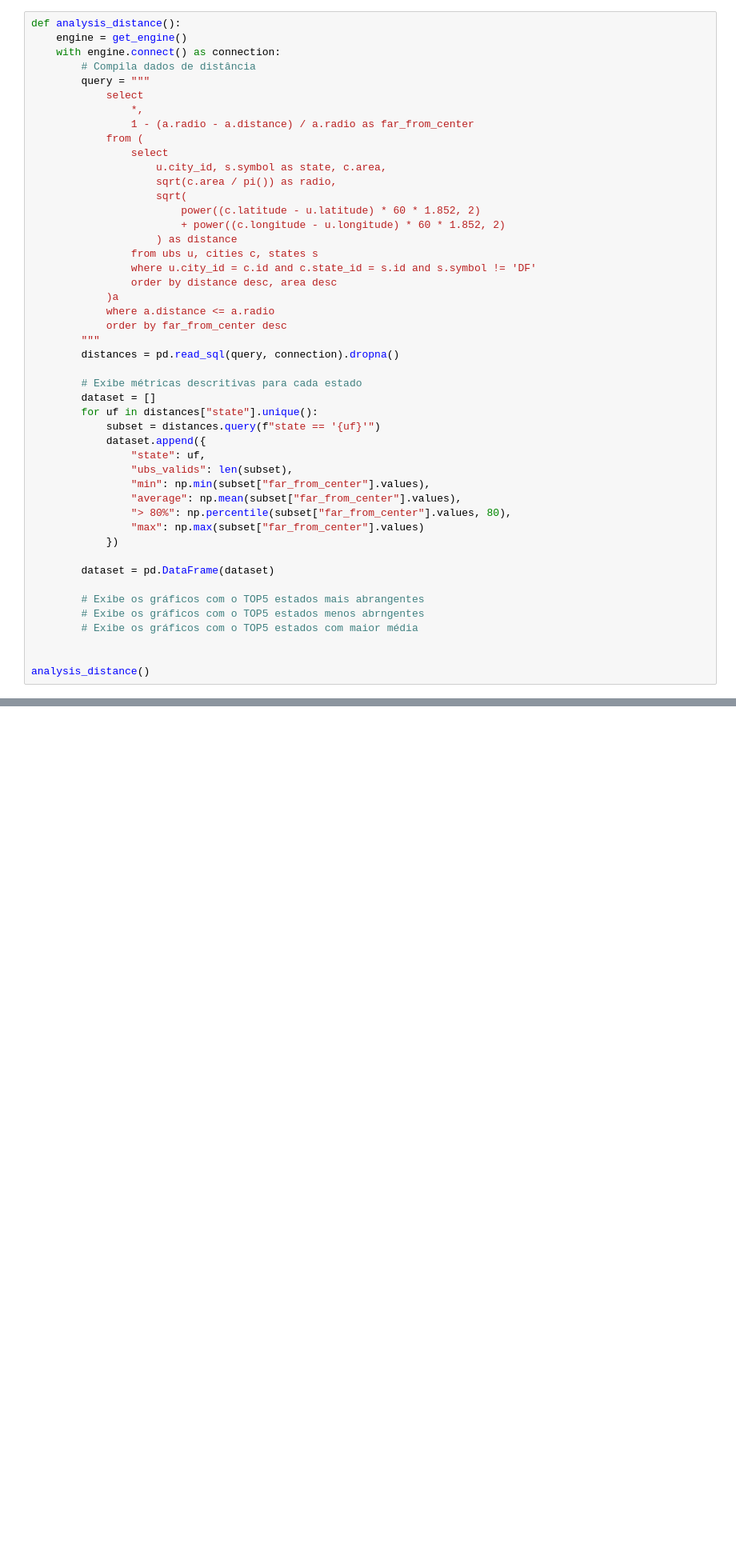
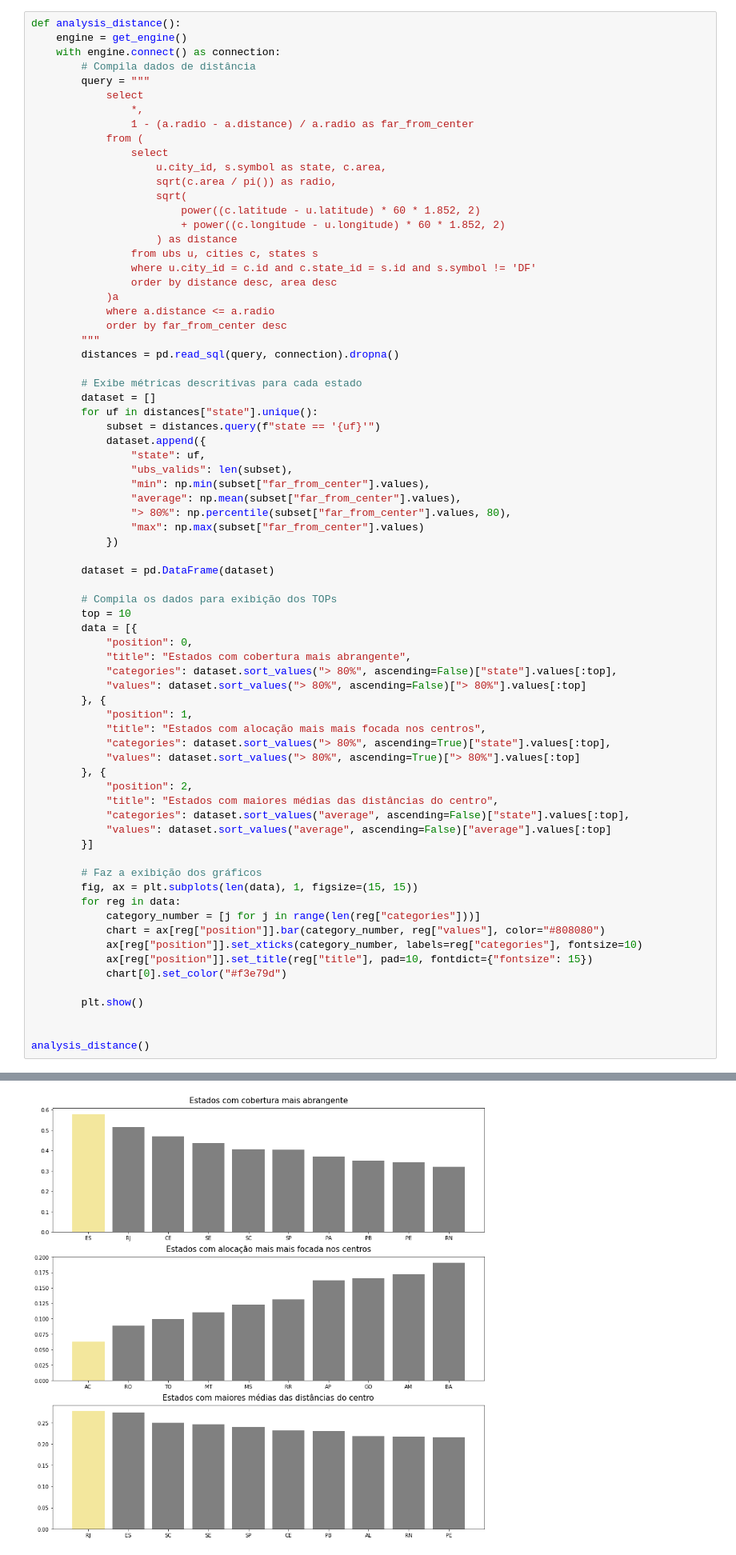
Before and after one commit to BrunoSantosPK/ubs_dist, a Jupyter notebook: notebooks/analysis.ipynb, the cells around one changed output, grey strips where cells are left out. Shown: that part at 80% size. Drawn from its saved outputs; the diff is of its cells as text; blank space fills up the shorter version.

Commit message:
adicao de visao de cobertura da periferia

```diff
--- a/notebooks/analysis.ipynb
+++ b/notebooks/analysis.ipynb
@@ -248,9 +248,35 @@ def analysis_distance():
 
         dataset = pd.DataFrame(dataset)
 
-        # Exibe os gráficos com o TOP5 estados mais abrangentes
-        # Exibe os gráficos com o TOP5 estados menos abrngentes
-        # Exibe os gráficos com o TOP5 estados com maior média
+        # Compila os dados para exibição dos TOPs
+        top = 10
+        data = [{
+            "position": 0,
+            "title": "Estados com cobertura mais abrangente",
+            "categories": dataset.sort_values("> 80%", ascending=False)["state"].values[:top],
+            "values": dataset.sort_values("> 80%", ascending=False)["> 80%"].values[:top]
+        }, {
+            "position": 1,
+            "title": "Estados com alocação mais mais focada nos centros",
+            "categories": dataset.sort_values("> 80%", ascending=True)["state"].values[:top],
+            "values": dataset.sort_values("> 80%", ascending=True)["> 80%"].values[:top]
+        }, {
+            "position": 2,
+            "title": "Estados com maiores médias das distâncias do centro",
+            "categories": dataset.sort_values("average", ascending=False)["state"].values[:top],
+            "values": dataset.sort_values("average", ascending=False)["average"].values[:top]
+        }]
+
+        # Faz a exibição dos gráficos
+        fig, ax = plt.subplots(len(data), 1, figsize=(15, 15))
+        for reg in data:
+            category_number = [j for j in range(len(reg["categories"]))]
+            chart = ax[reg["position"]].bar(category_number, reg["values"], color="#808080")
+            ax[reg["position"]].set_xticks(category_number, labels=reg["categories"], fontsize=10)
+            ax[reg["position"]].set_title(reg["title"], pad=10, fontdict={"fontsize": 15})
+            chart[0].set_color("#f3e79d")
+
+        plt.show()
 
 
 analysis_distance()
@@ -274,0 +284 @@ analysis_distance()
+[figure, added]
```
Also changed, not shown: parts of 5 cells of this notebook.
